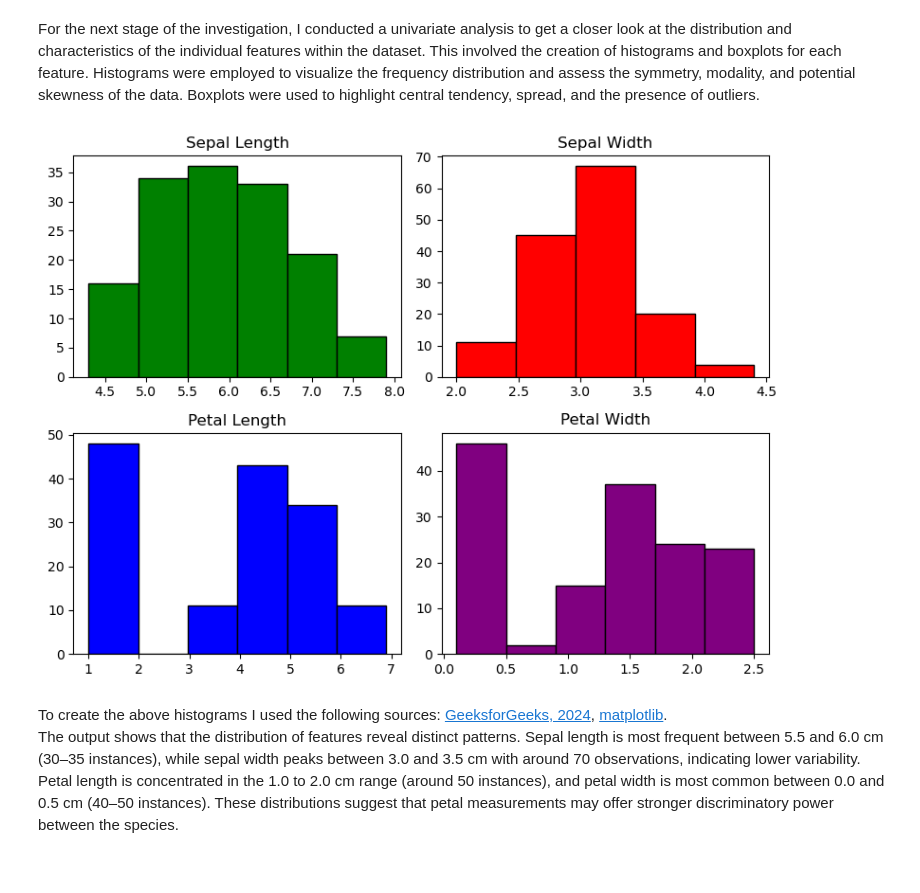
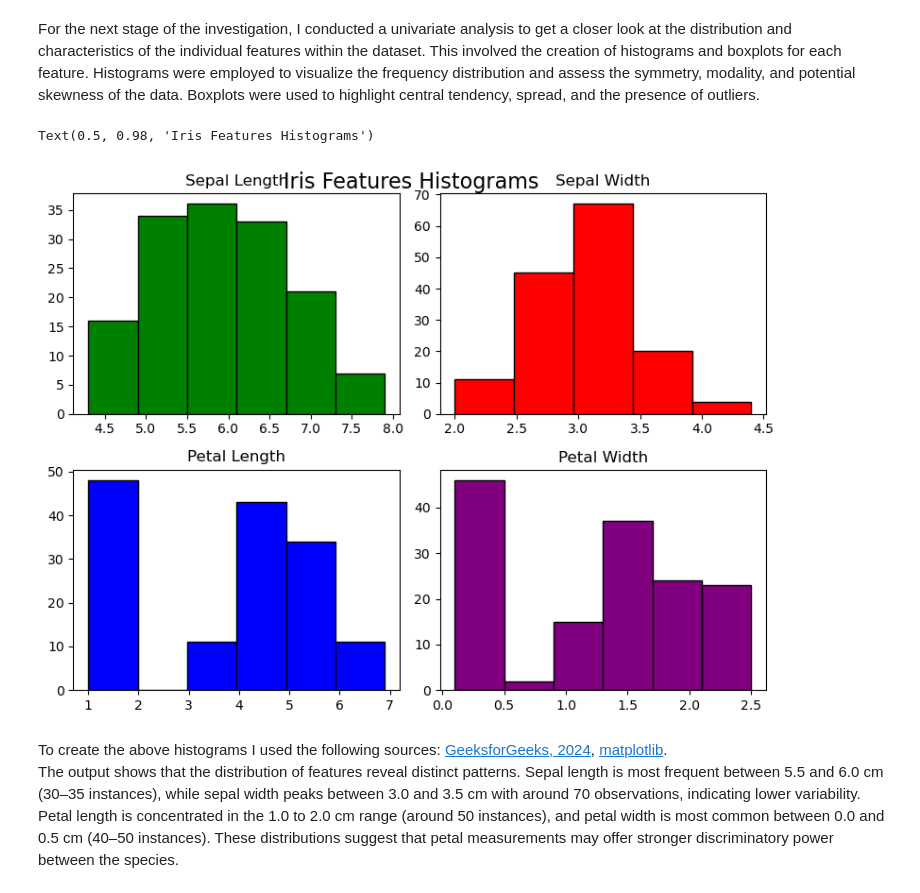
Before and after one commit to NibnabCodes/pands_project, a Jupyter notebook: investigations.ipynb, the cells around one changed output. Drawn from its saved outputs; the diff is of its cells as text; code cells hidden in the pictures.

```diff
--- a/investigations.ipynb
+++ b/investigations.ipynb
@@ -165,34 +168,38 @@ For the next stage of the investigation, I conducted a univariate analysis to ge
 
 # Create subplots
 fig, ax = plt.subplots(2, 2, figsize=(8, 6))
 
 # Create histogram for sepal length
 ax[0,0].hist(iris_df['sepal_length'], bins=6, color='green', edgecolor='black')
 # Set the figure title
 ax[0,0].set_title("Sepal Length")
 
 # Create histogram for sepal width
 ax[0,1].hist(iris_df['sepal_width'], bins=5, color='red', edgecolor='black')
 # Set the figure title
 ax[0,1].set_title("Sepal Width")
 
 # Create histogram for petal length
 ax[1,0].hist(iris_df['petal_length'], bins=6, color='blue', edgecolor='black')
 # Set the figure title
 ax[1,0].set_title("Petal Length")
 
 # Create histogram for petal width
 ax[1,1].hist(iris_df['petal_width'], bins=6, color='purple', edgecolor='black')
 # Set the figure title
 ax[1,1].set_title("Petal Width")
 
 # Adjust layout to prevent overlap
 plt.tight_layout()
 
+# Display title
+plt.suptitle("Iris Features Histograms", fontsize=16, y=1.02)
+
 # Save the histogram as a .png file
 #plt.savefig('features_histogram.png')
 # %% [output]
+Text(0.5, 0.98, 'Iris Features Histograms')
-[figure, old version]
+[figure, new version]
 # %% [markdown]
 To create the above histograms I used the following sources: [GeeksforGeeks, 2024](https://www.geeksforgeeks.org/exploratory-data-analysis-on-iris-dataset/), [matplotlib](https://matplotlib.org/stable/api/_as_gen/matplotlib.pyplot.tight_layout.html).
 The output shows that the distribution of features reveal distinct patterns. Sepal length is most frequent between 5.5 and 6.0 cm (30–35 instances), while sepal width peaks between 3.0 and 3.5 cm with around 70 observations, indicating lower variability. Petal length is concentrated in the 1.0 to 2.0 cm range (around 50 instances), and petal width is most common between 0.0 and 0.5 cm (40–50 instances). These distributions suggest that petal measurements may offer stronger discriminatory power between the species.
```
Also changed, not shown: parts of 3 cells of this notebook, 3 other files.
